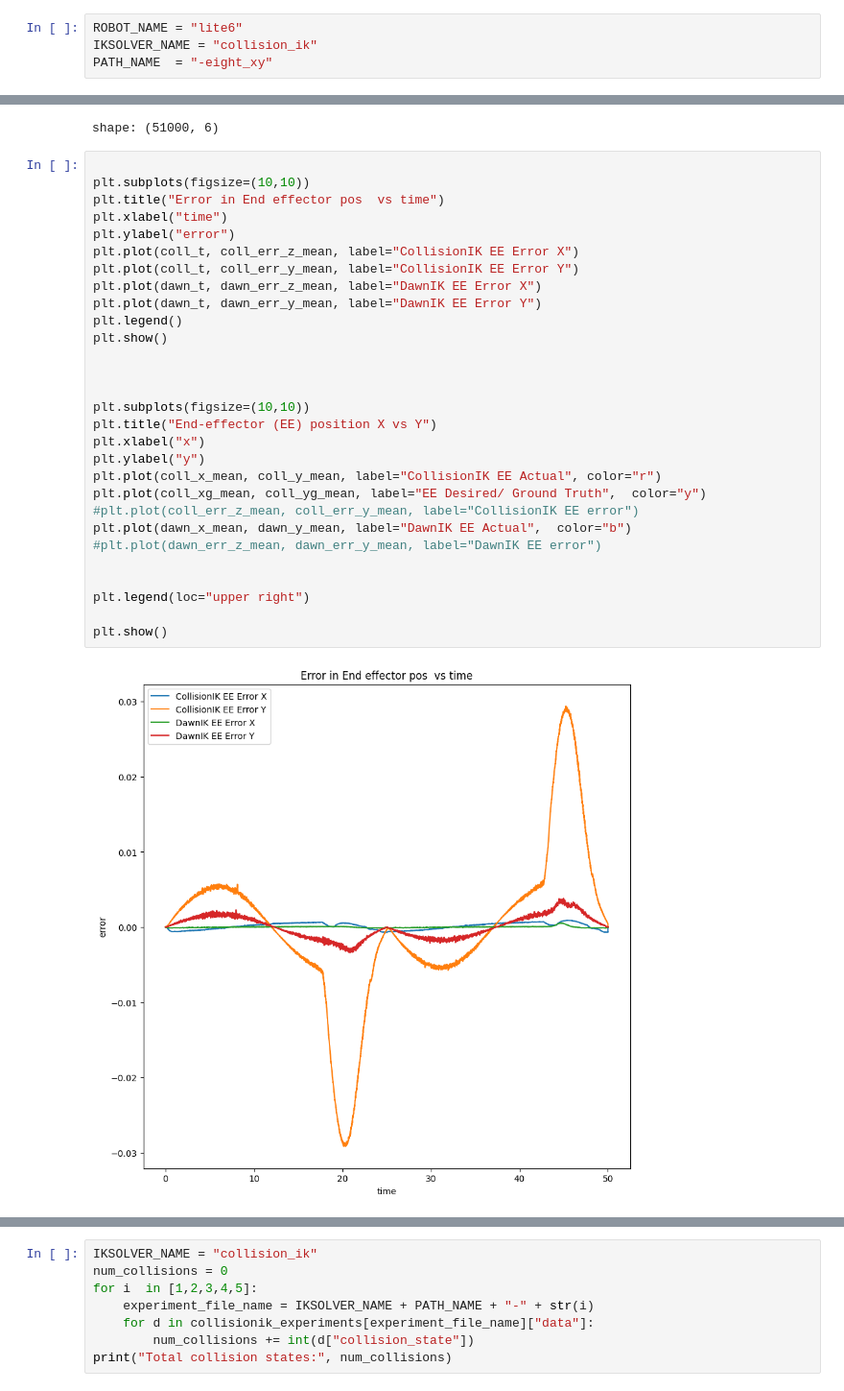
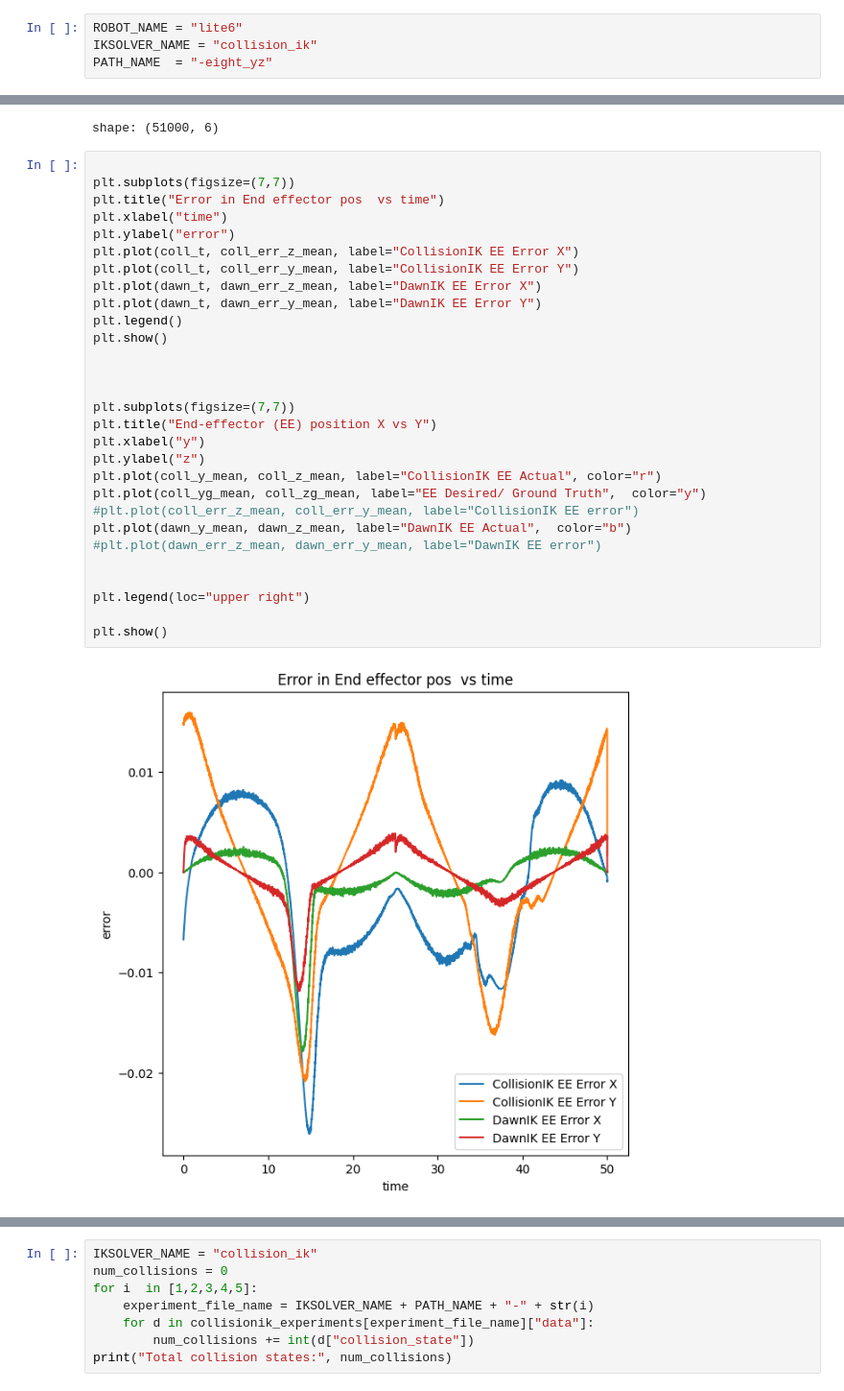
Before and after one commit to salihmarangoz/dawn_ik, a Jupyter notebook: results/results_plot.ipynb, the cells around one changed output, grey strips where cells are left out. Shown at 96% size. Drawn from its saved outputs; the diff is of its cells as text.

```diff
--- a/results/results_plot.ipynb
+++ b/results/results_plot.ipynb
@@ -122,7 +122,7 @@ Example entry at a single timestep in the JSON file:
 # %%
 ROBOT_NAME = "lite6"
 IKSOLVER_NAME = "collision_ik"
-PATH_NAME  = "-eight_xy"
+PATH_NAME  = "-eight_yz"
 # %%
 collisionik_experiments = {}
 for i in [1,2,3,4,5]:
@@ -405,32 +405,32 @@ coll_t, error_t = tolerant_mean(coll_list_time)
 shape: (51000, 6)
 # %%
 
-plt.subplots(figsize=(10,10))
+plt.subplots(figsize=(7,7))
 plt.title("Error in End effector pos  vs time")
 plt.xlabel("time")
 plt.ylabel("error")
 plt.plot(coll_t, coll_err_z_mean, label="CollisionIK EE Error X")
 plt.plot(coll_t, coll_err_y_mean, label="CollisionIK EE Error Y")
 plt.plot(dawn_t, dawn_err_z_mean, label="DawnIK EE Error X")
 plt.plot(dawn_t, dawn_err_y_mean, label="DawnIK EE Error Y")
 plt.legend()
 plt.show()
 
 
 
-plt.subplots(figsize=(10,10))
+plt.subplots(figsize=(7,7))
 plt.title("End-effector (EE) position X vs Y")
-plt.xlabel("x")
-plt.ylabel("y")
-plt.plot(coll_x_mean, coll_y_mean, label="CollisionIK EE Actual", color="r")
-plt.plot(coll_xg_mean, coll_yg_mean, label="EE Desired/ Ground Truth",  color="y")
+plt.xlabel("y")
+plt.ylabel("z")
+plt.plot(coll_y_mean, coll_z_mean, label="CollisionIK EE Actual", color="r")
+plt.plot(coll_yg_mean, coll_zg_mean, label="EE Desired/ Ground Truth",  color="y")
 #plt.plot(coll_err_z_mean, coll_err_y_mean, label="CollisionIK EE error")
-plt.plot(dawn_x_mean, dawn_y_mean, label="DawnIK EE Actual",  color="b")
+plt.plot(dawn_y_mean, dawn_z_mean, label="DawnIK EE Actual",  color="b")
 #plt.plot(dawn_err_z_mean, dawn_err_y_mean, label="DawnIK EE error")
 
 
 plt.legend(loc="upper right")
 
 plt.show()
 # %% [output]
-[figure, old version]
+[figure, new version]
```
Also changed, not shown: parts of 3 cells of this notebook, 6 other files.
